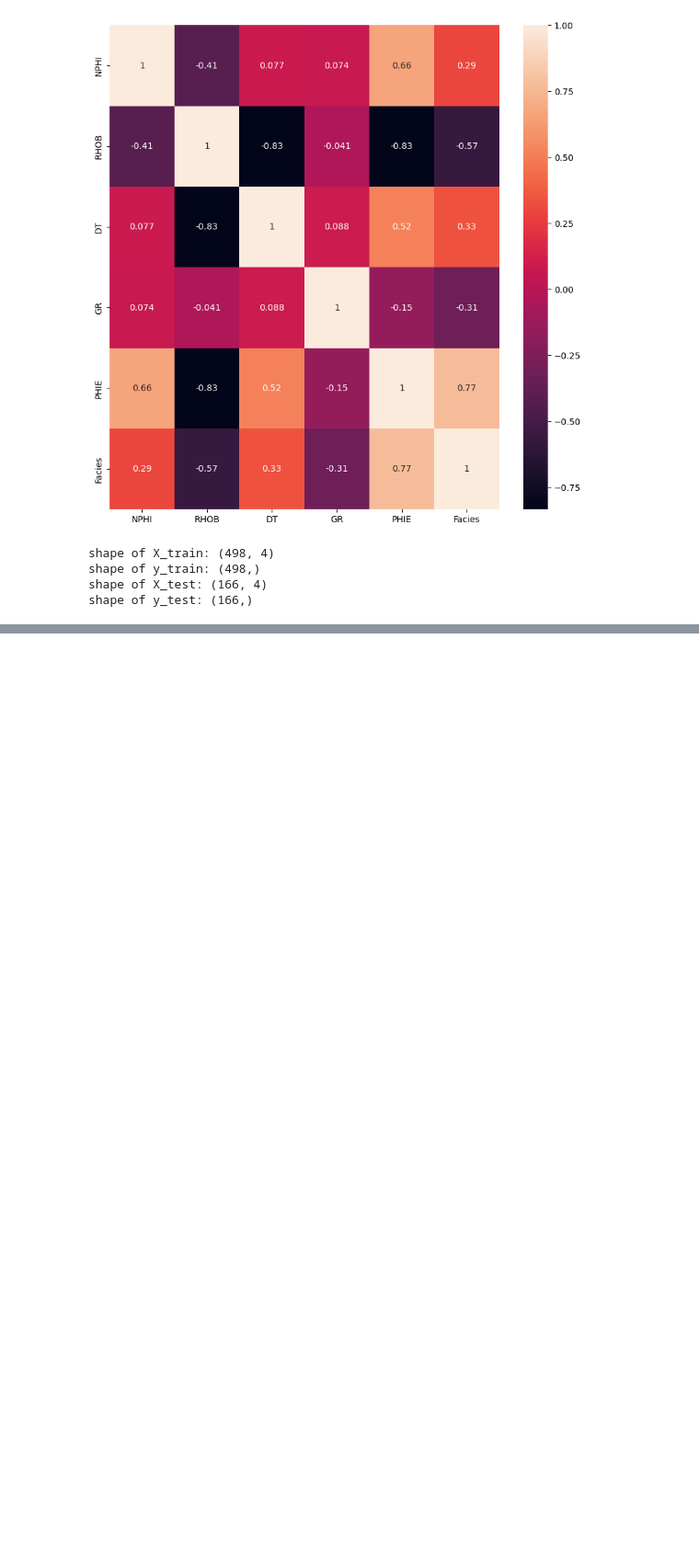
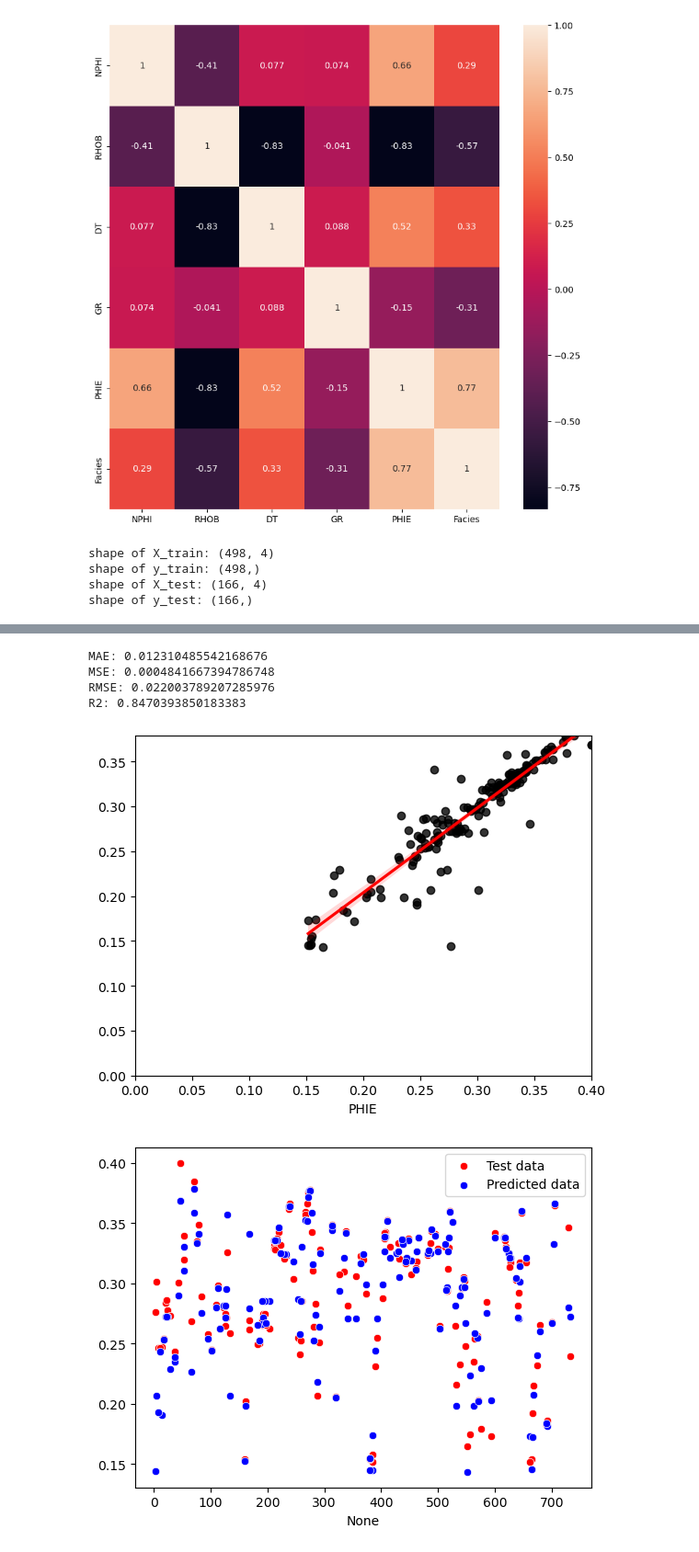
Before and after one commit to edisonc57/Well-Log-Machine-Learning-Porosity-Prediction-KNIME, a Jupyter notebook: ML Session.ipynb, the cells around one changed output, grey strips where cells are left out. Shown at 92% size. Saved outputs shown, nothing was run; the diff lists cells and outputs as text; code cells hidden in the pictures; blank space fills up the shorter version.

```diff
--- a/ML Session.ipynb
+++ b/ML Session.ipynb
@@ -154,0 +170,16 @@ scatter_plot_comparison(y_test, y_pred_lin)
+# %%
+from sklearn.tree import DecisionTreeRegressor, DecisionTreeClassifier
+dtr_reg= DecisionTreeRegressor()
+dtr_reg.fit(X_train, y_train)
+y_pred_dtr= dtr_reg.predict(X_test)
+reg_metrics(y_test, y_pred_dtr)
+reg_plot(y_test, y_pred_dtr)
+scatter_plot_comparison(y_test, y_pred_dtr)
+line_plot_comparison(y_test, y_pred_dtr)
+# %% [output]
+MAE: 0.012310485542168676
+MSE: 0.0004841667394786748
+RMSE: 0.022003789207285976
+R2: 0.8470393850183383
+[figure, added]
+[figure, added]
```
Also changed, not shown: parts of 24 cells of this notebook.
